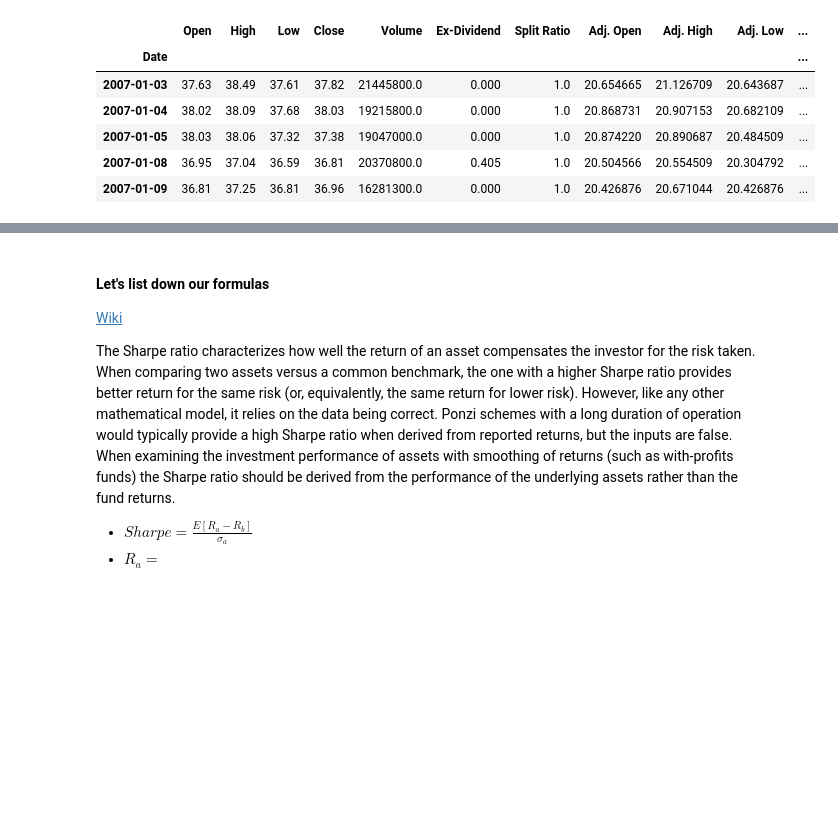
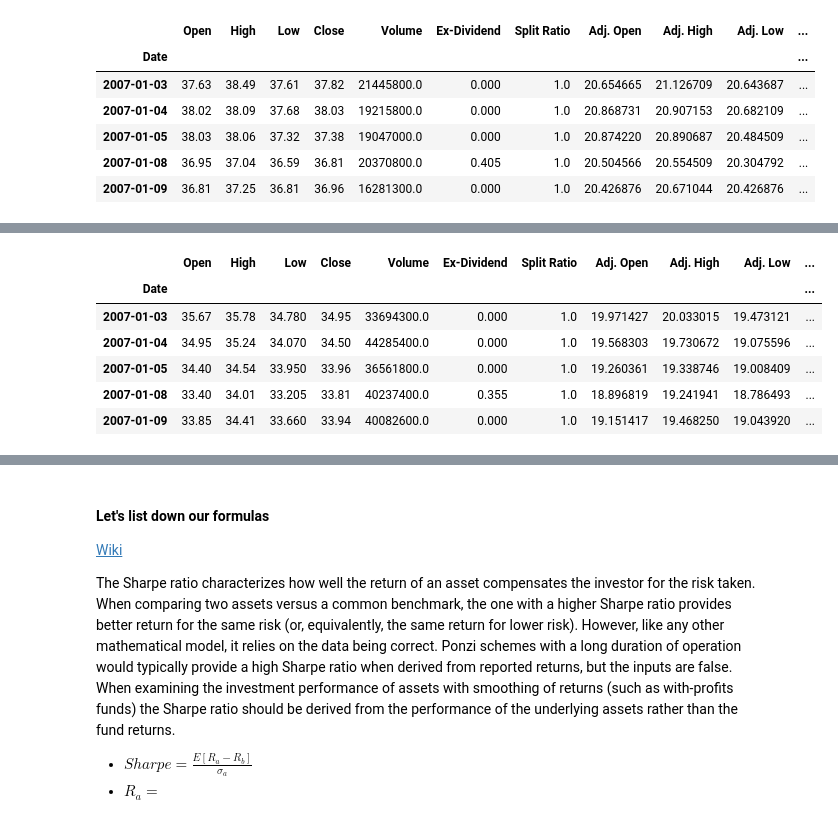
Before and after one commit to EdwardPlata/portfolio_management, a Jupyter notebook: fin_and_op.ipynb, the cells around one changed output, grey strips where cells are left out. Saved outputs shown, nothing was run; the diff lists cells and outputs as text; code cells hidden in the pictures; blank space fills up the shorter version.

```diff
--- a/fin_and_op.ipynb
+++ b/fin_and_op.ipynb
@@ -188,0 +191,10 @@ for row,i,color in zip(ax,log_returns.columns,['b','red','g']):
+# %%
+T.head()
+# %% [output]
+|  | Open | High | Low | Close | Volume | Ex-Dividend | Split Ratio | Adj. Open | Adj. High | Adj. Low | ... |
+| Date |  |  |  |  |  |  |  |  |  |  | ... |
+| 2007-01-03 | 35.67 | 35.78 | 34.780 | 34.95 | 33694300.0 | 0.000 | 1.0 | 19.971427 | 20.033015 | 19.473121 | ... |
+| 2007-01-04 | 34.95 | 35.24 | 34.070 | 34.50 | 44285400.0 | 0.000 | 1.0 | 19.568303 | 19.730672 | 19.075596 | ... |
+| 2007-01-05 | 34.40 | 34.54 | 33.950 | 33.96 | 36561800.0 | 0.000 | 1.0 | 19.260361 | 19.338746 | 19.008409 | ... |
+| 2007-01-08 | 33.40 | 34.01 | 33.205 | 33.81 | 40237400.0 | 0.355 | 1.0 | 18.896819 | 19.241941 | 18.786493 | ... |
+| 2007-01-09 | 33.85 | 34.41 | 33.660 | 33.94 | 40082600.0 | 0.000 | 1.0 | 19.151417 | 19.468250 | 19.043920 | ... |
```
Also changed, not shown: parts of 12 cells of this notebook.
